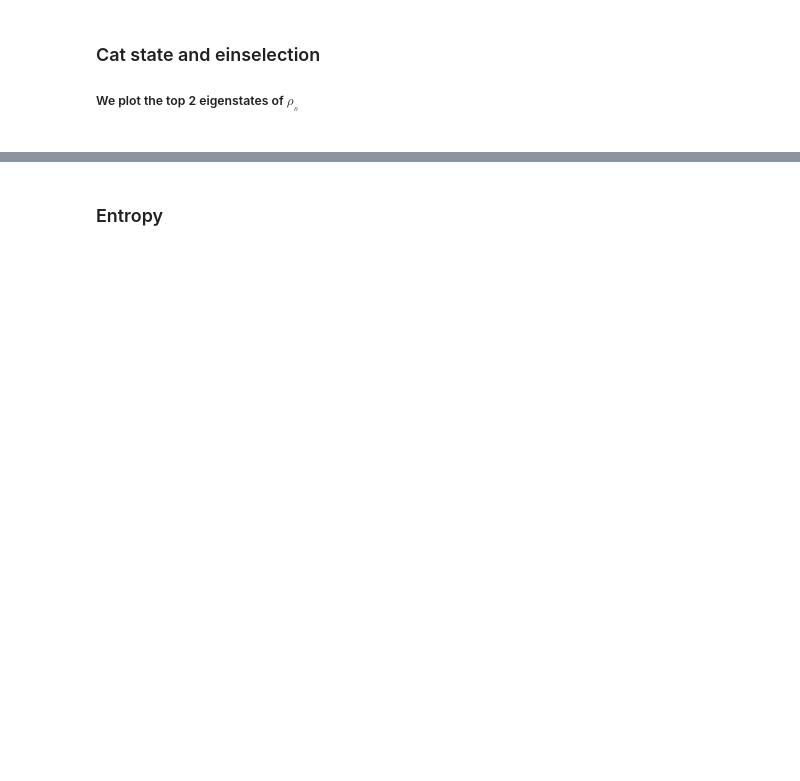
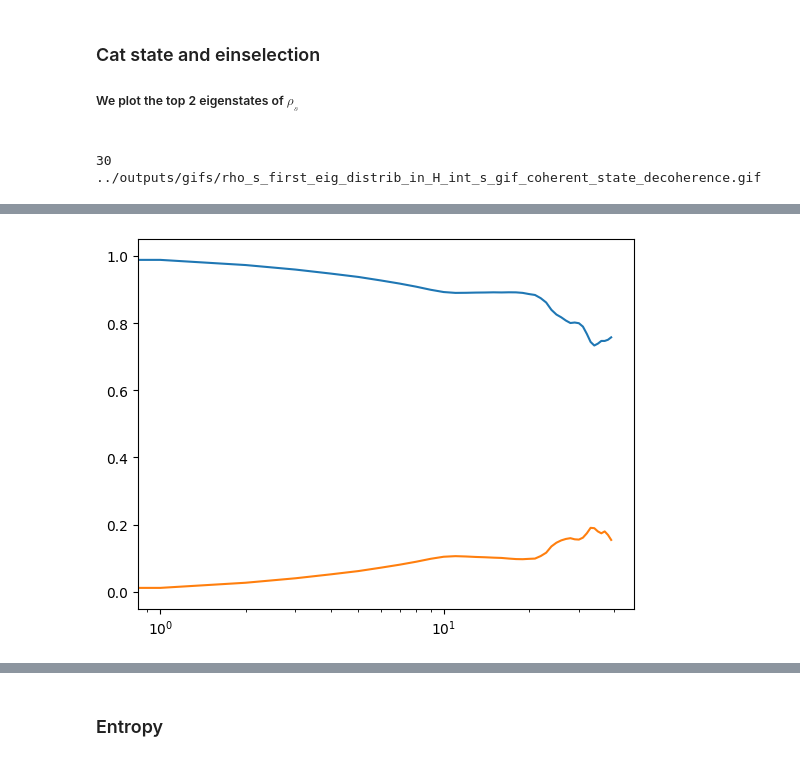
Before and after one commit to MarinAndreGirard/ACL, a Jupyter notebook: Working/The_ACL_model.ipynb, the cells around one changed output, grey strips where cells are left out. Saved outputs shown, nothing was run; the diff lists cells and outputs as text; code cells hidden in the pictures; blank space fills up the shorter version.

```diff
--- a/Working/The_ACL_model.ipynb
+++ b/Working/The_ACL_model.ipynb
@@ -134,3 +136,32 @@ display_gif(path)
 # %% [markdown]
 <h3>Cat state and einselection<h3>
 <h5>We plot the top 2 eigenstates of $\rho_s$<h5>
+# %%
+file_name = "coherent_state_decoherence"
+
+d1, d2, E_s, E_s2, E_int_s, E_int_e, E_int_s2, E_int_e2, E_e, E_e2, envi, tmax, ind_nb, log = load_param(file_name)
+print(d1)
+info = load_param(file_name)
+H_list=load_H_list(file_name)
+result=load_result(file_name)
+tlist=load_tlist(file_name)
+
+eigenenergies1_list=[]
+eigenenergies2_list=[]
+for i in range(ind_nb):
+    rho_s=qt.ptrace(result.states[i], [0])
+    eigenenergies, eigenstates = rho_s.eigenstates()
+    eigenenergies1_list.append(eigenenergies[29])
+    eigenenergies2_list.append(eigenenergies[28])
+
+plt.plot(eigenenergies1_list)
+plt.plot(eigenenergies2_list)
+plt.xscale('log')
+
+
+path = gif_distrib_system_first_eig(d1,H_list,result,ind_nb, file_name)
+print(path)
+display_gif(path)
+# %% [output]
+30
+../outputs/gifs/rho_s_first_eig_distrib_in_H_int_s_gif_coherent_state_decoherence.gif
@@ -136,0 +169 @@ display_gif(path)
+[figure, added]
```
Also changed, not shown: parts of 4 cells of this notebook, 4 other files.
